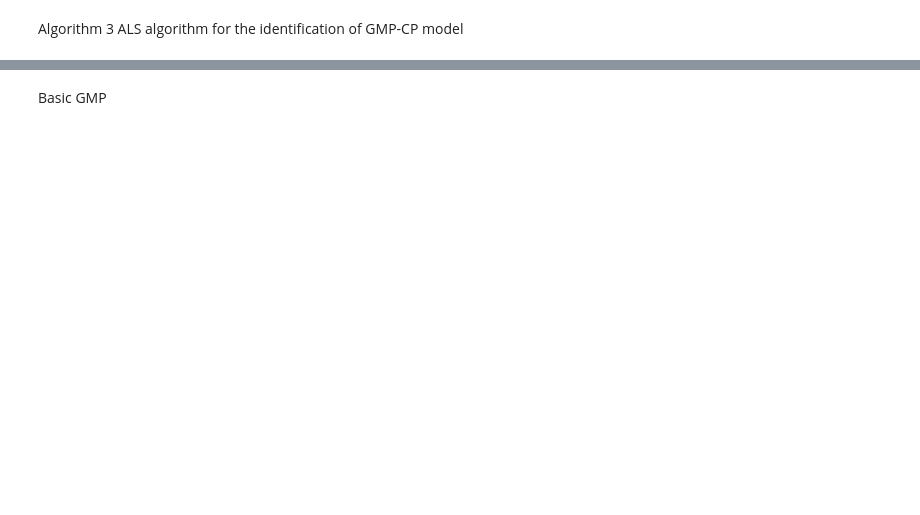
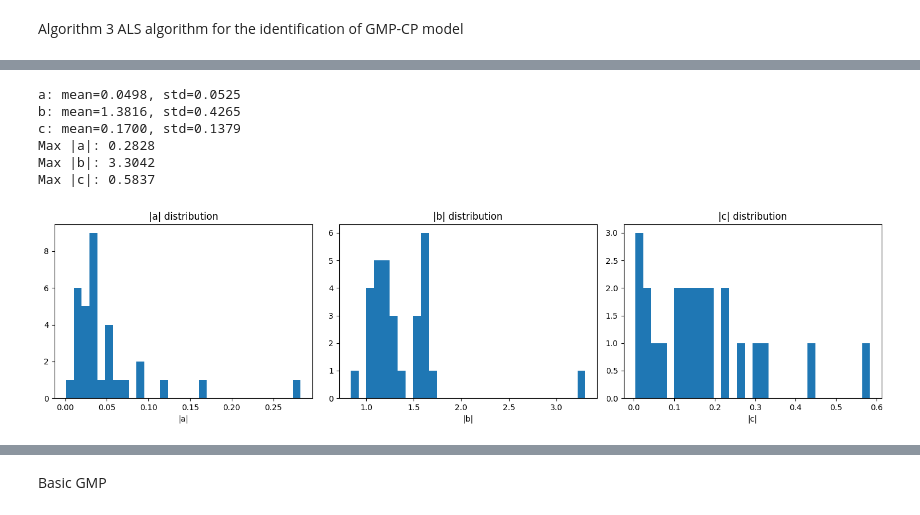
Before and after one commit to pasmornov-m/DPD_Research, a Jupyter notebook: dev_gmp_tensor.ipynb, the cells around one changed output, grey strips where cells are left out. Drawn from its saved outputs; the diff is of its cells as text; code cells hidden in the pictures; blank space fills up the shorter version.

```diff
--- a/dev_gmp_tensor.ipynb
+++ b/dev_gmp_tensor.ipynb
@@ -36,18 +53,29 @@ M2=10
 P=8
 N=2048
 
-gamma = 1e-3
-L = 30
+gamma = 1e-2
+L = 10
 # torch.manual_seed(42)
 
 model = GMPCP(R=R, M1=M1, M2=M2, P=P, model_name='pa')
 
 N_delay = len(container.train_input) - max(M1, M2) + 1
 
-y_vec, H, M = data_loader.prepare_data_for_als(x=container.train_input,
-                                    y=container.train_output,
+y_vec, H, M = data_loader.prepare_data_for_als(x=x_train,
+                                    y=y_train,
                                     M1=M1,
                                     M2=M2,
                                     P=P,
                                     N=N,
                                 )
+
+
+model = learning.als_identification_of_gmpcp(model,
+                                    y_vec=y_vec,
+                                    H=H,
+                                    M=M,
+                                    N=N,
+                                    L=L,
+                                    gamma=gamma)
+
+# model.save_weights()
@@ -150,3 +172,58 @@ plt.show()
+# %%
+def analyze_parameters(model):
+    """
+    Анализ параметров модели для выявления переобучения
+    """
+    # Получаем параметры
+    a = model.a.cpu().numpy()
+    b = model.b.cpu().numpy()
+    c = model.c.cpu().numpy()
+
+    # Статистика
+    print(f"a: mean={np.mean(np.abs(a)):.4f}, std={np.std(np.abs(a)):.4f}")
+    print(f"b: mean={np.mean(np.abs(b)):.4f}, std={np.std(np.abs(b)):.4f}")
+    print(f"c: mean={np.mean(np.abs(c)):.4f}, std={np.std(np.abs(c)):.4f}")
+
+    # Проверка на слишком большие значения (признак переобучения)
+    max_abs_a = np.max(np.abs(a))
+    max_abs_b = np.max(np.abs(b))
+    max_abs_c = np.max(np.abs(c))
+
+    print(f"Max |a|: {max_abs_a:.4f}")
+    print(f"Max |b|: {max_abs_b:.4f}")
+    print(f"Max |c|: {max_abs_c:.4f}")
+
+    if max_abs_a > 10 or max_abs_b > 10 or max_abs_c > 10:
+        print("⚠️  Очень большие параметры -> возможное переобучение")
+
+    # Визуализация параметров
+    import matplotlib.pyplot as plt
+    fig, axes = plt.subplots(1, 3, figsize=(15, 4))
+
+    axes[0].hist(np.abs(a.flatten()), bins=30)
+    axes[0].set_title('|a| distribution')
+    axes[0].set_xlabel('|a|')
+
+    axes[1].hist(np.abs(b.flatten()), bins=30)
+    axes[1].set_title('|b| distribution')
+    axes[1].set_xlabel('|b|')
+
+    axes[2].hist(np.abs(c.flatten()), bins=30)
+    axes[2].set_title('|c| distribution')
+    axes[2].set_xlabel('|c|')
+
+    plt.tight_layout()
+    plt.show()
+
+analyze_parameters(model)
+# %% [output]
+a: mean=0.0498, std=0.0525
+b: mean=1.3816, std=0.4265
+c: mean=0.1700, std=0.1379
+Max |a|: 0.2828
+Max |b|: 3.3042
+Max |c|: 0.5837
+[figure, added]
 # %%
 
 def collect_als_statistics(main_model, M1, M2, P, R_range, num_runs, L, gamma, N, dataset_names_range, use_even_powers: bool = False):
```
Also changed, not shown: parts of 21 cells of this notebook, 9 other files.
